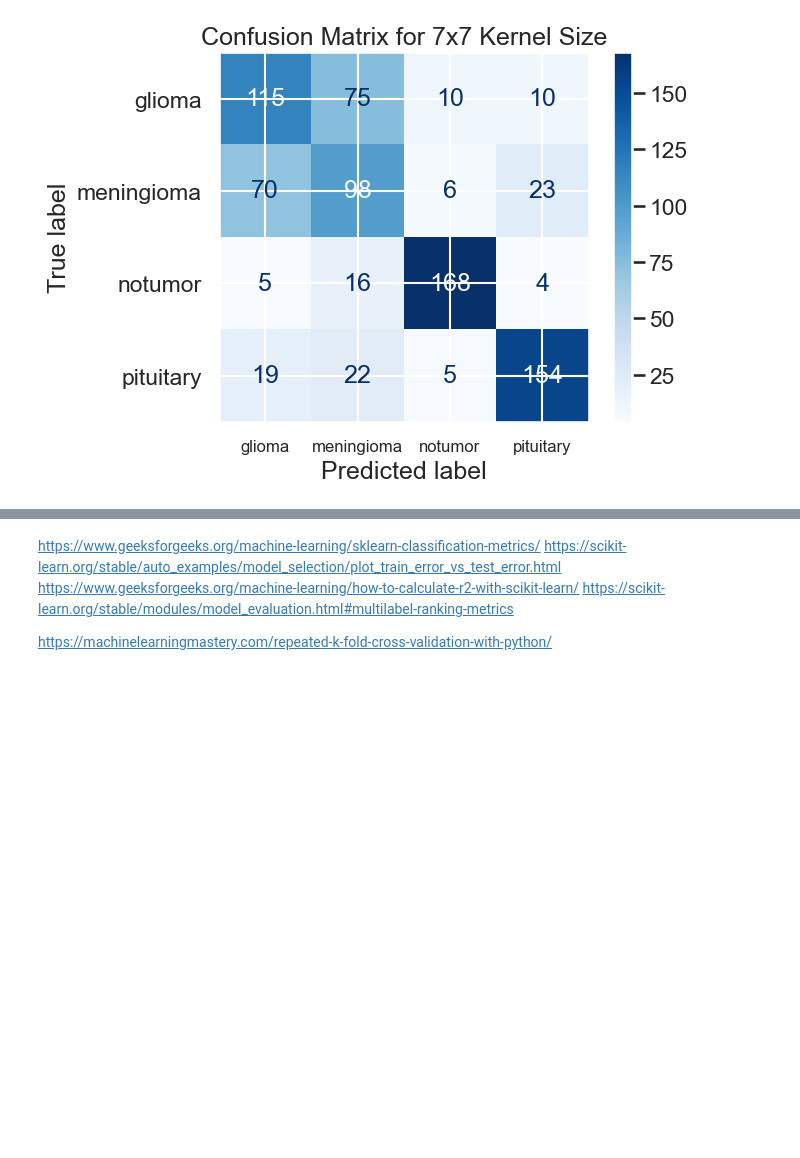
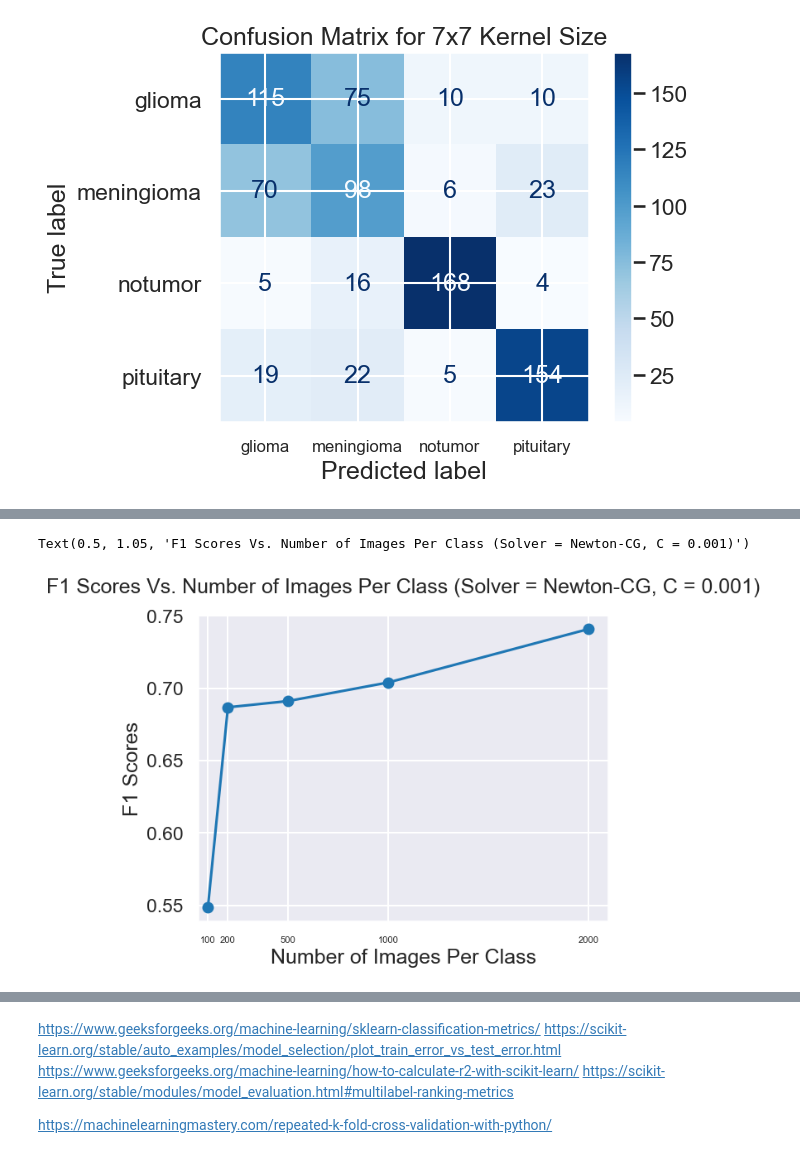
Before and after one commit to gilololol64/DataScienceProject, a Jupyter notebook: sample.ipynb, the cells around one changed output, grey strips where cells are left out. Cells and saved outputs as stored; diff of their text form; code cells hidden in the pictures; blank space fills up the shorter version.

Commit message:
tested number of images and effects on scores

```diff
--- a/sample.ipynb
+++ b/sample.ipynb
@@ -133,11 +133,13 @@ def train_mlr_gather_results(options, test_var, size=1000, solver="newton-cg", t
         case "n":
             for size_o in options:
                 scores[size_o] = get_single_result_mlr(size_o, img_dim, solver, test_size, random_state)
+                print(f"{size_o}: complete.")
         case "s":
             for solver_o in options:
                 scores[solver_o] = get_single_result_mlr(size, img_dim, solver_o, test_size, random_state)
                 print(f"{solver_o}: complete.")
-        # case "k":
+        case "k":
+            print("Removed Blur to images.")
             # for kernel_size_o in options:
                 # scores[kernel_size_o] = get_single_result_mlr(size, kernel_size_o, img_dim, solver, test_size, random_state)
                 # print(f"{kernel_size_o}: complete.")
@@ -284,4 +286,8 @@ plt.show()
 # %% [output]
 [figure]
 # %%
-result = get_single_result_mlr(size=1000, img_dim=img_dim, solver="newton-cg", test_size=0.2, random_state=42)
+# Test out various kernel sizes for blur and compare results
+options = (100, 200, 500, 1000, 2000)
+output_file_name = 'image_size_test_results.txt'
+test_var = 'n'
+results = test_hyperparams(options, test_var, output_file_name)
@@ -287,0 +312,17 @@ result = get_single_result_mlr(size=1000, img_dim=img_dim, solver="newton-cg", t
+# %%
+accuracies = [value[0] for value in results.values()]
+precisions = [value[1] for value in results.values()]
+recalls = [value[2] for value in results.values()]
+f1_scores = [value[4] for value in results.values()]
+
+fig, ax = plt.subplots()
+ax.plot(options, f1_scores, '-o')
+plt.xlim(50, 2100)
+ax.set_xticks(options)
+plt.xticks(fontsize=8)
+plt.xlabel('Number of Images Per Class')
+plt.ylabel('F1 Scores')
+plt.title('F1 Scores Vs. Number of Images Per Class (Solver = Newton-CG, C = 0.001)', y=1.05)
+# %% [output]
+Text(0.5, 1.05, 'F1 Scores Vs. Number of Images Per Class (Solver = Newton-CG, C = 0.001)')
+[figure, added]
```
Also changed, not shown: parts of 2 cells of this notebook, 1 other file.
